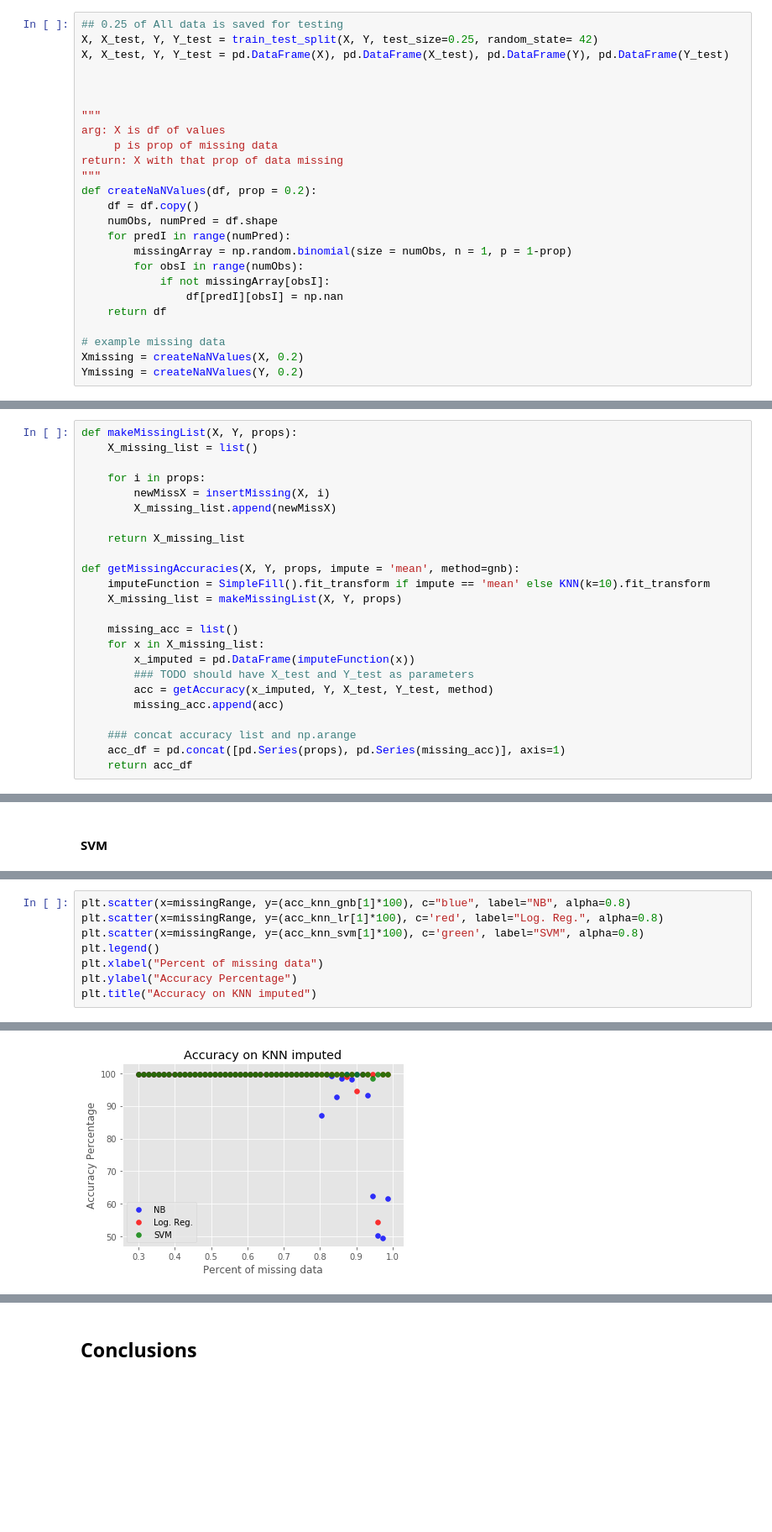
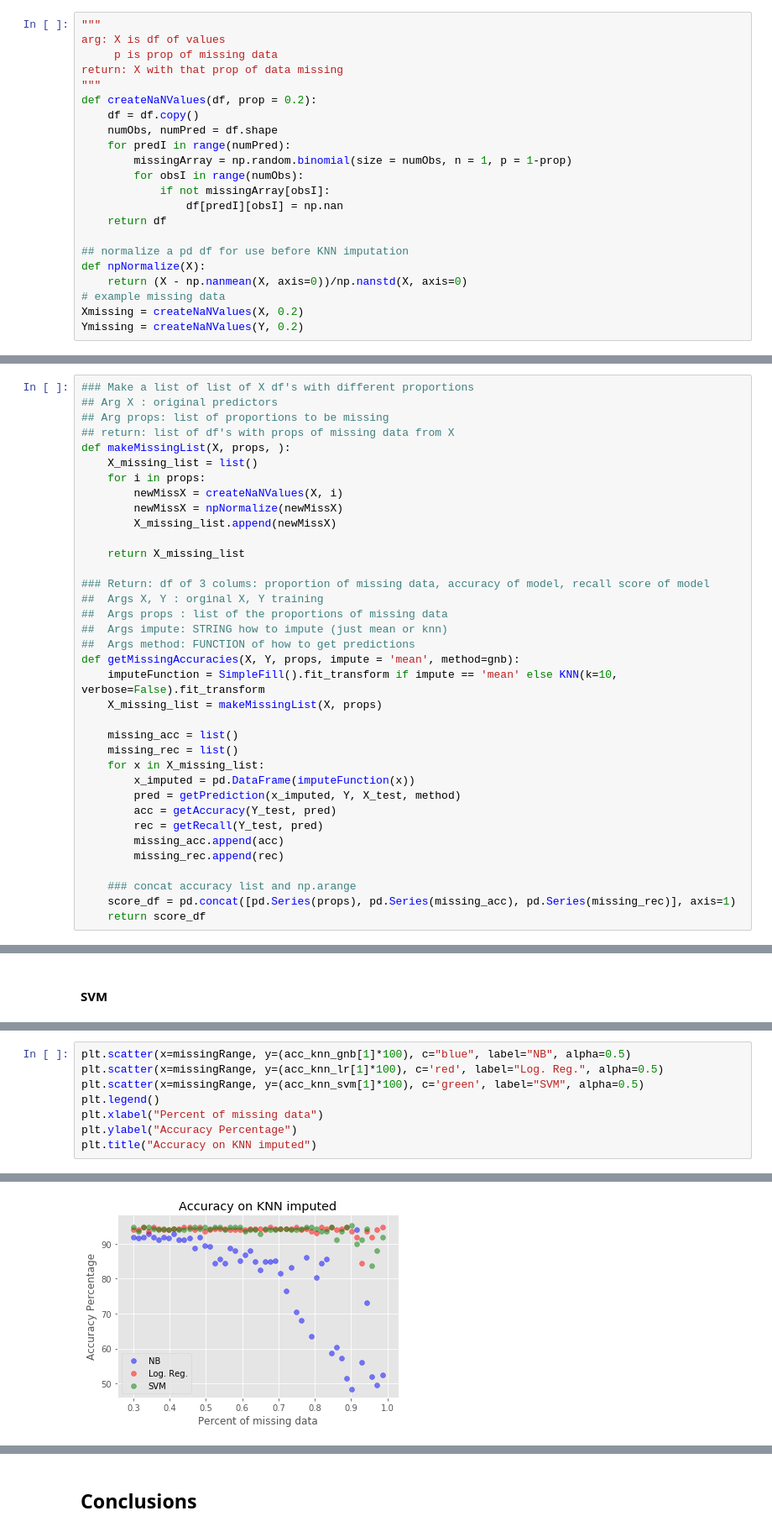
Before and after one commit to areichel90/DS5220-NaiveBayes, a Jupyter notebook: Missing_Values.ipynb, the cells around one changed output, grey strips where cells are left out. Shown at 84% size. Saved outputs shown, nothing was run; the diff lists cells and outputs as text; blank space fills up the shorter version.

```diff
--- a/Missing_Values.ipynb
+++ b/Missing_Values.ipynb
@@ -40,10 +50,4 @@ X,Y = datasets.make_classification(n_samples = n,
 # %%
-## 0.25 of All data is saved for testing
-X, X_test, Y, Y_test = train_test_split(X, Y, test_size=0.25, random_state= 42)
-X, X_test, Y, Y_test = pd.DataFrame(X), pd.DataFrame(X_test), pd.DataFrame(Y), pd.DataFrame(Y_test)
-
-
-
 """
 arg: X is df of values
      p is prop of missing data
@@ -59,6 +63,9 @@ def createNaNValues(df, prop = 0.2):
                 df[predI][obsI] = np.nan
     return df
 
+## normalize a pd df for use before KNN imputation
+def npNormalize(X):
+    return (X - np.nanmean(X, axis=0))/np.nanstd(X, axis=0)
 # example missing data
 Xmissing = createNaNValues(X, 0.2)
 Ymissing = createNaNValues(Y, 0.2)
@@ -171,29 +208,41 @@ Accuracy on X knn impute: 0.996
 # %% [markdown]
    #### Getting a range of imputed data for X
 # %%
-def makeMissingList(X, Y, props):
+### Make a list of list of X df's with different proportions
+## Arg X : original predictors
+## Arg props: list of proportions to be missing
+## return: list of df's with props of missing data from X
+def makeMissingList(X, props, ):
     X_missing_list = list()
-
     for i in props:
-        newMissX = insertMissing(X, i)
+        newMissX = createNaNValues(X, i)
+        newMissX = npNormalize(newMissX)
         X_missing_list.append(newMissX)
 
     return X_missing_list
 
+### Return: df of 3 colums: proportion of missing data, accuracy of model, recall score of model
+##  Args X, Y : orginal X, Y training
+##  Args props : list of the proportions of missing data
+##  Args impute: STRING how to impute (just mean or knn)
+##  Args method: FUNCTION of how to get predictions
 def getMissingAccuracies(X, Y, props, impute = 'mean', method=gnb):
-    imputeFunction = SimpleFill().fit_transform if impute == 'mean' else KNN(k=10).fit_transform
-    X_missing_list = makeMissingList(X, Y, props)
+    imputeFunction = SimpleFill().fit_transform if impute == 'mean' else KNN(k=10, verbose=False).fit_transform
+    X_missing_list = makeMissingList(X, props)
 
     missing_acc = list()
+    missing_rec = list()
     for x in X_missing_list:
         x_imputed = pd.DataFrame(imputeFunction(x))
-        ### TODO should have X_test and Y_test as parameters
-        acc = getAccuracy(x_imputed, Y, X_test, Y_test, method)
+        pred = getPrediction(x_imputed, Y, X_test, method)
+        acc = getAccuracy(Y_test, pred)
+        rec = getRecall(Y_test, pred)
         missing_acc.append(acc)
+        missing_rec.append(rec)
 
     ### concat accuracy list and np.arange
-    acc_df = pd.concat([pd.Series(props), pd.Series(missing_acc)], axis=1)
-    return acc_df
+    score_df = pd.concat([pd.Series(props), pd.Series(missing_acc), pd.Series(missing_rec)], axis=1)
+    return score_df
 # %% [markdown]
 #### Logistic Regression
 # %%
@@ -248,13 +317,13 @@ acc_knn_gnb = getMissingAccuracies(X, Y, missingRange, impute="KNN")
 acc_knn_lr = getMissingAccuracies(X, Y, missingRange, impute="KNN", method = lr)
 acc_knn_svm = getMissingAccuracies(X, Y, missingRange, impute="KNN", method = svm)
 # %%
-plt.scatter(x=missingRange, y=(acc_knn_gnb[1]*100), c="blue", label="NB", alpha=0.8)
-plt.scatter(x=missingRange, y=(acc_knn_lr[1]*100), c='red', label="Log. Reg.", alpha=0.8)
-plt.scatter(x=missingRange, y=(acc_knn_svm[1]*100), c='green', label="SVM", alpha=0.8)
+plt.scatter(x=missingRange, y=(acc_knn_gnb[1]*100), c="blue", label="NB", alpha=0.5)
+plt.scatter(x=missingRange, y=(acc_knn_lr[1]*100), c='red', label="Log. Reg.", alpha=0.5)
+plt.scatter(x=missingRange, y=(acc_knn_svm[1]*100), c='green', label="SVM", alpha=0.5)
 plt.legend()
 plt.xlabel("Percent of missing data")
 plt.ylabel("Accuracy Percentage")
 plt.title("Accuracy on KNN imputed")
 # %% [output]
 Text(0.5, 1.0, 'Accuracy on KNN imputed')
-[figure, old version]
+[figure, new version]
```
Also changed, not shown: parts of 39 cells of this notebook.
